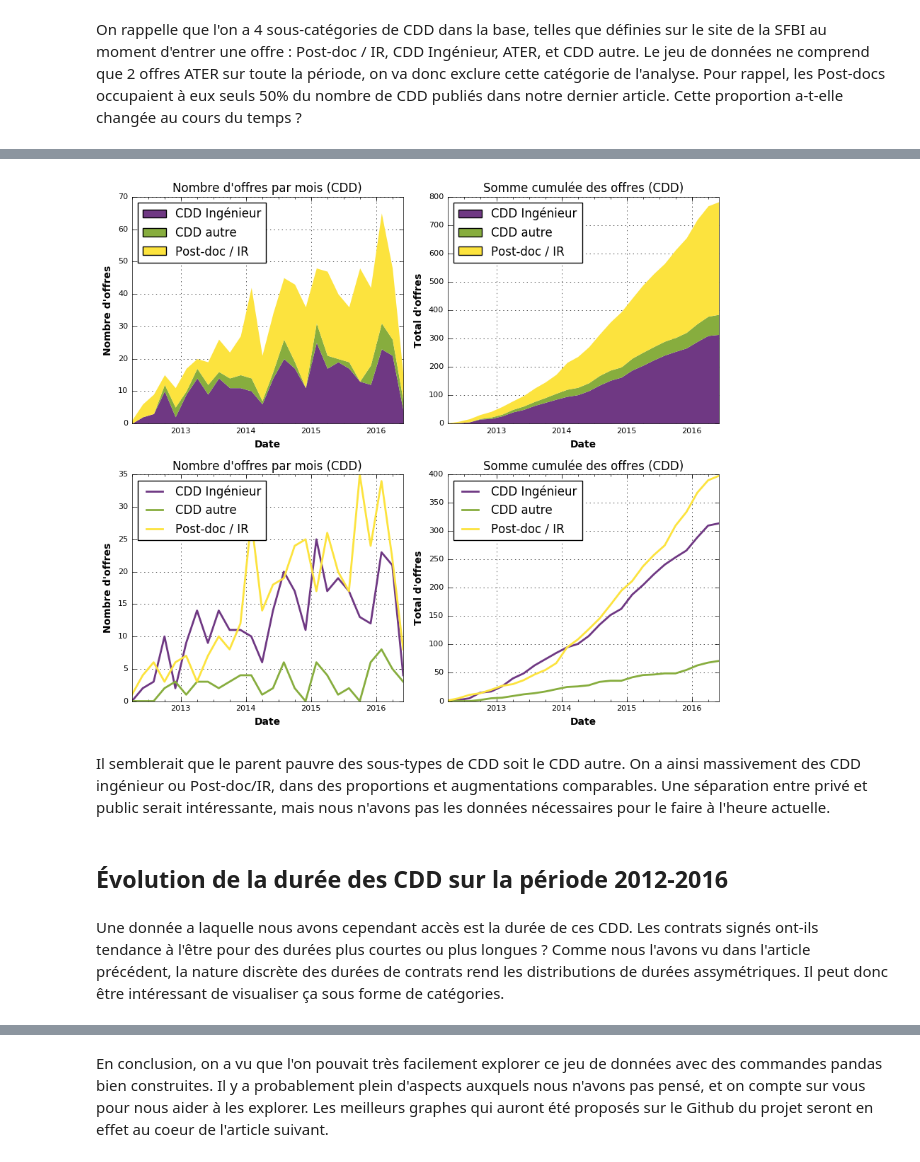
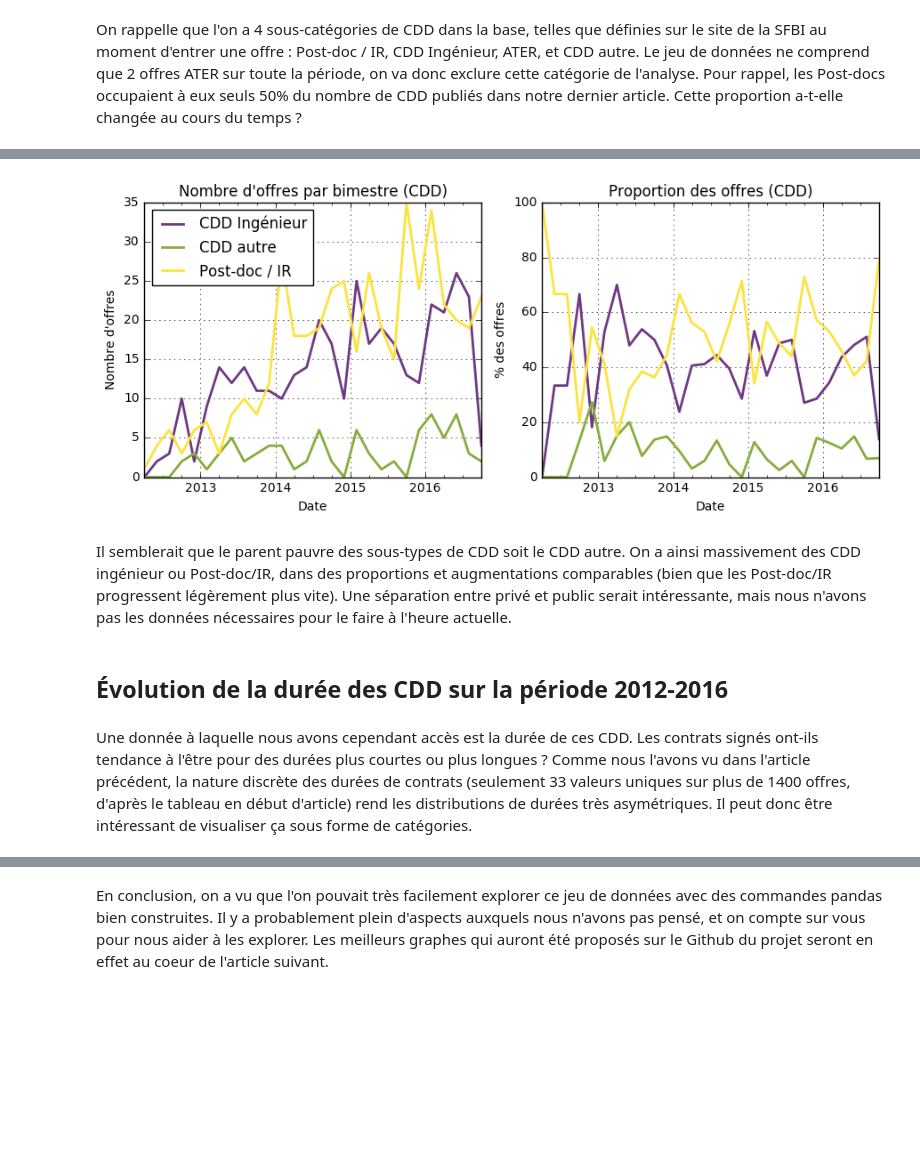
Before and after one commit to royludo/SFBIStats, a Jupyter notebook: examples/article_bioinfofr_part2/article_bioinfofr_part2.ipynb, the cells around one changed output, grey strips where cells are left out. Saved outputs shown, nothing was run; the diff lists cells and outputs as text; code cells hidden in the pictures; blank space fills up the shorter version.

```diff
--- a/examples/article_bioinfofr_part2/article_bioinfofr_part2.ipynb
+++ b/examples/article_bioinfofr_part2/article_bioinfofr_part2.ipynb
@@ -54,6 +55,7 @@ df = pd.DataFrame(job_list, columns=['contract_type',
                                      'duration',
                                      'submission_date'])
 df.submission_date = pd.to_datetime(df.submission_date)
-df.describe() # On affiche un résumé du dataframe.
+df.duration = df.duration.astype(int)
+df.describe(include='all') # On affiche un résumé du dataframe.
 # %% [output]
 |  | contract_type | contract_subtype | duration | submission_date |
@@ -178,15 +166,16 @@ df_count_per_type
 # %%
-fig, axx = plt.subplots(2,2, figsize=(9,8))
-df_count_per_type.plot(ax=axx[0,0], kind='area', color=colors, lw=0)
-df_count_per_type.cumsum().plot(ax=axx[0,1], kind='area', color=colors, lw=0)
-df_count_per_type.plot(ax=axx[1,0], kind='line', color=colors, lw=2)
-df_count_per_type.cumsum().plot(ax=axx[1,1], kind='line', color=colors, lw=2)
-for ax in axx[:,0]:
-    ax.set_title(u'Nombre d\'offres par bimestre')
-    ax.set_ylabel("Nombre d'offres")
-for ax in axx[:,1]:
-    ax.set_title(u'Somme cumulée')
-    ax.set_ylabel("Total d'offres")
+fig, axx = plt.subplots(1,2, figsize=(9,4))
+df_count_per_type.plot(ax=axx[0], kind='line', color=colors, lw=2)
+# On calcule les proportions sur les CDD, CDI et Thèses uniquement
+df_proportion = df_count_per_type.drop('Stage',1).apply(lambda c: c/c.sum()* 100, axis=1)
+# Les couleurs sont ajustées pour correspondre à l'ommision de la courbe 'Stage'
+colors_nostage = [colors[0], colors[1], colors[3]]
+df_proportion.plot(ax=axx[1], kind='line', color=colors_nostage, lw=2, legend=False)
+# On définit proprement les titres et étiquettes de chaque graphe
+axx[0].set_title("Nombre d'offres par bimestre")
+axx[0].set_ylabel("Nombre d'offres")
+axx[1].set_title("Proportion des offres")
+axx[1].set_ylabel("% des offres")
 for ax in axx.flatten():
     ax.set_xlabel('Date')
     ax.grid()
@@ -240,34 +220,26 @@ df_count_per_subtype
 # %%
-fig, axx = plt.subplots(2,2, figsize=(9,8))
-df_count_per_subtype.plot(ax=axx[0,0], kind='area', color=colors, lw=0)
-df_count_per_subtype.cumsum().plot(ax=axx[0,1], kind='area', color=colors, lw=0)
-df_count_per_subtype.plot(ax=axx[1,0], kind='line', color=colors, lw=2)
-df_count_per_subtype.cumsum().plot(ax=axx[1,1], kind='line', color=colors, lw=2)
-for ax in axx[:,0]:
-    ax.set_title(u'Nombre d\'offres par mois (CDD)')
-    ax.set_ylabel("Nombre d'offres")
-for ax in axx[:,1]:
-    ax.set_title(u'Somme cumulée des offres (CDD)')
-    ax.set_ylabel("Total d'offres")
+fig, axx = plt.subplots(1,2, figsize=(9,4))
+df_count_per_subtype.plot(ax=axx[0], kind='line', color=colors, lw=2)
+df_proportion = df_count_per_subtype.apply(lambda c: c/c.sum()* 100, axis=1)
+df_proportion.plot(ax=axx[1], kind='line', color=colors, lw=2, legend=False)
+axx[0].set_title("Nombre d'offres par bimestre (CDD)")
+axx[0].set_ylabel("Nombre d'offres")
+axx[1].set_title("Proportion des offres (CDD)")
+axx[1].set_ylabel("% des offres")
 for ax in axx.flatten():
     ax.set_xlabel('Date')
     ax.grid()
     ax.set_axisbelow(True)
 fig.tight_layout()
 fig.savefig('../../output/evo_CDD.svg')
 # %% [output]
-[figure, old version]
+[figure, new version]
 # %% [markdown]
-Il semblerait que le parent pauvre des sous-types de CDD soit le CDD autre.
-On a ainsi massivement des CDD ingénieur ou Post-doc/IR, dans des proportions et augmentations comparables.
-Une séparation entre privé et public serait intéressante, mais nous n'avons pas les données nécessaires pour le faire à l'heure actuelle.
+Il semblerait que le parent pauvre des sous-types de CDD soit le CDD autre. On a ainsi massivement des CDD ingénieur ou Post-doc/IR, dans des proportions et augmentations comparables (bien que les Post-doc/IR progressent légèrement plus vite). Une séparation entre privé et public serait intéressante, mais nous n'avons pas les données nécessaires pour le faire à l'heure actuelle.
 # %% [markdown]
 ## Évolution de la durée des CDD sur la période 2012-2016
 # %% [markdown]
-Une donnée a laquelle nous avons cependant accès est la durée de ces CDD.
-Les contrats signés ont-ils tendance à l'être pour des durées plus courtes ou plus longues ?
-Comme nous l'avons vu dans l'article précédent, la nature discrète des durées de contrats rend les distributions de durées assymétriques.
-Il peut donc être intéressant de visualiser ça sous forme de catégories.
+Une donnée à laquelle nous avons cependant accès est la durée de ces CDD. Les contrats signés ont-ils tendance à l'être pour des durées plus courtes ou plus longues ? Comme nous l'avons vu dans l'article précédent, la nature discrète des durées de contrats (seulement 33 valeurs uniques sur plus de 1400 offres, d'après le tableau en début d'article) rend les distributions de durées très asymétriques. Il peut donc être intéressant de visualiser ça sous forme de catégories.
 # %%
 # On définit nos catégories
 list_categories = [u'≤ 1 an',
```
Also changed, not shown: parts of 20 cells of this notebook.
